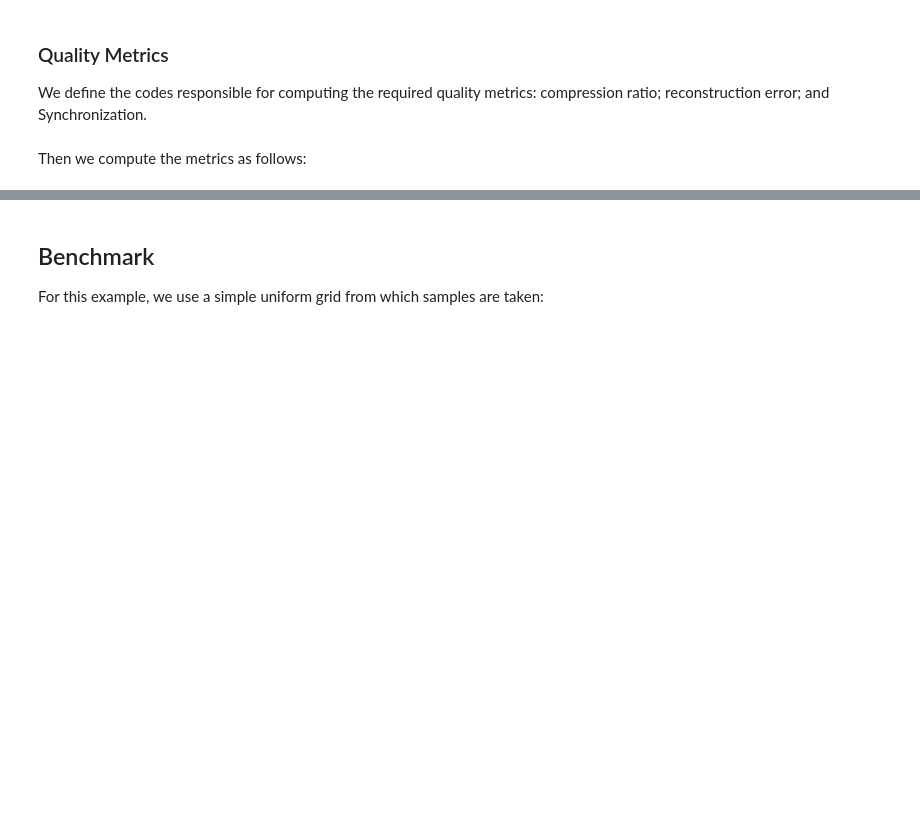
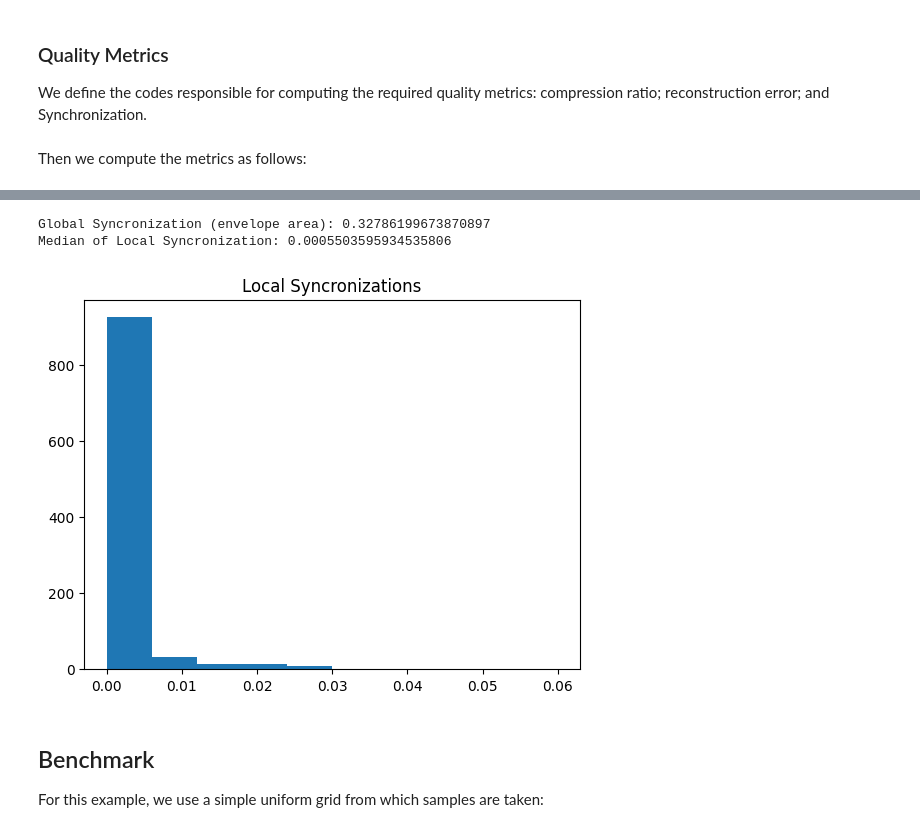
Before and after one commit to fredsonaguiar/descriptive-statistics-uspn-final, a Jupyter notebook: descriptive-statistics-uspn-final-project.ipynb, the cells around one changed output, grey strips where cells are left out. Drawn from its saved outputs; the diff is of its cells as text; code cells hidden in the pictures; blank space fills up the shorter version.

```diff
--- a/descriptive-statistics-uspn-final-project.ipynb
+++ b/descriptive-statistics-uspn-final-project.ipynb
@@ -379,21 +379,21 @@ def compute_global_syncronization(flight_table):
     upper_bound = flight_table.max(axis=0)
     lower_bound = flight_table.min(axis=0)
 
-    return np.sum(upper_bound-lower_bound)
+    return np.mean(upper_bound-lower_bound)
 
 def compute_local_syncronization(flight_table):
-    vector = flight_table.median(axis=0)
+    median = flight_table.median(axis=0)
 
     errors = []
     for index in flight_table.index:
         # access curve
-        vector = flight_table.loc[index].array
+        curve = flight_table.loc[index].array
 
         # compute error
-        err = np.linalg.norm(vector, vector)**2
+        err = np.square(median-curve).mean()
         errors.append(err)
 
-    return np.mean(errors)
+    return errors
 # %% [markdown]
 Then we compute the metrics as follows:
 # %%
@@ -417,3 +417,18 @@ Local Syncronization: 16.314577977369453
+# %%
+global_syncronization = compute_global_syncronization(flight_table)
+local_syncronization = compute_local_syncronization(flight_table)
+local_syncronization_med = np.median(local_syncronization)
+
+print("Global Syncronization (envelope area):", global_syncronization)
+print("Median of Local Syncronization:", local_syncronization_med)
+
+plt.hist(local_syncronization)
+plt.title("Local Syncronizations")
+plt.show()
+# %% [output]
+Global Syncronization (envelope area): 0.32786199673870897
+Median of Local Syncronization: 0.0005503595934535806
+[figure, added]
 # %% [markdown]
 ## Benchmark
 
```
Also changed, not shown: parts of 6 cells of this notebook.
